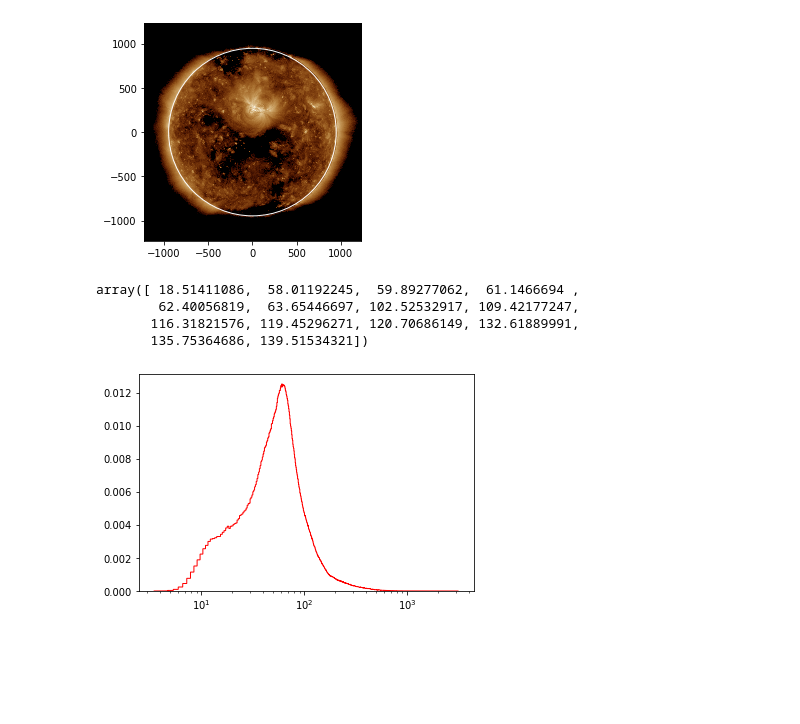
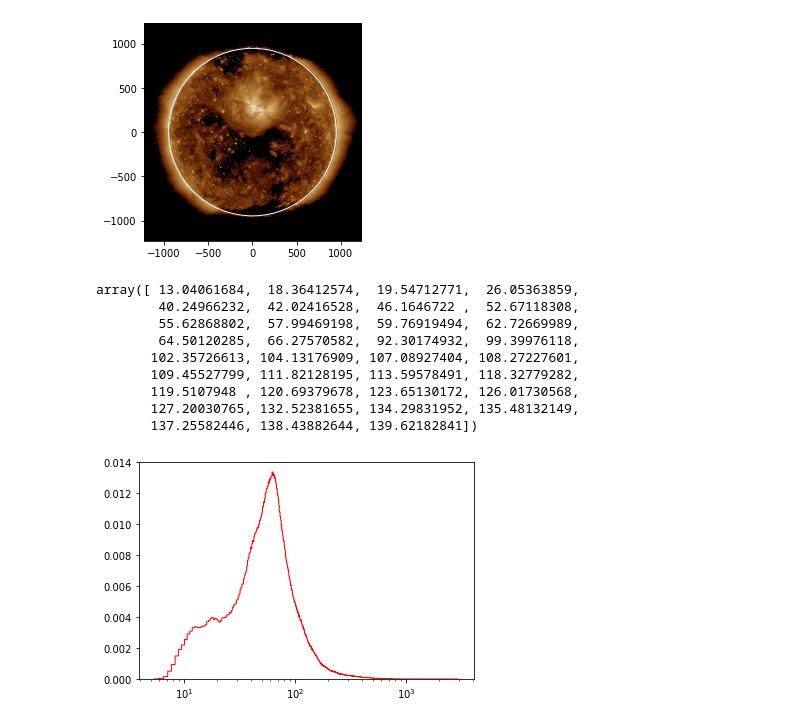
Before and after one commit to shibaji7/pyCHIPS, a Jupyter notebook: data_analysis.ipynb, the cells around one changed output. Saved outputs shown, nothing was run; the diff lists cells and outputs as text; code cells hidden in the pictures; blank space fills up the shorter version.

Commit message:
FITS Level data analysis

```diff
--- a/data_analysis.ipynb
+++ b/data_analysis.ipynb
@@ -33,22 +34,27 @@ WARNING: SunpyUserWarning: WCSAxes not being used as the axes object for this pl
 WARNING: SunpyUserWarning: The axes of this map are not aligned to the pixel grid. Plot axes may be incorrect. [sunpy.map.mapbase]
 [figure]
 # %%
-rsun_obs = 1.74*aia.m_normalized.rsun_obs.value
+rsun_obs = 1.7*aia.m_normalized.rsun_obs.value
 mask = np.zeros_like(aia.m_normalized.data)*np.nan
 cv2.circle(mask, (2048,2048), int(rsun_obs), 255, -1)
 mask[mask==255] = 1
 fig = plt.figure()
 ax = fig.add_subplot(111)
-data = mask * aia.m_normalized.data
+data = mask * signal.medfilt2d(aia.m_normalized.data, 3)
 h, be, _ = ax.hist(data.ravel(), bins=5000, histtype="step", color="r", density=True)
 ax.set_xscale("log")
 bc = be[:-1] + np.diff(be)
 peaks, _ = signal.find_peaks(h, height=.002)
 peak_points = bc[peaks]
 peak_points
 # %% [output]
-array([ 18.51411086,  58.01192245,  59.89277062,  61.1466694 ,
-        62.40056819,  63.65446697, 102.52532917, 109.42177247,
-       116.31821576, 119.45296271, 120.70686149, 132.61889991,
-       135.75364686, 139.51534321])
+array([ 13.04061684,  18.36412574,  19.54712771,  26.05363859,
+        40.24966232,  42.02416528,  46.1646722 ,  52.67118308,
+        55.62868802,  57.99469198,  59.76919494,  62.72669989,
+        64.50120285,  66.27570582,  92.30174932,  99.39976118,
+       102.35726613, 104.13176909, 107.08927404, 108.27227601,
+       109.45527799, 111.82128195, 113.59578491, 118.32779282,
+       119.5107948 , 120.69379678, 123.65130172, 126.01730568,
+       127.20030765, 132.52381655, 134.29831952, 135.48132149,
+       137.25582446, 138.43882644, 139.62182841])
-[figure, old version]
+[figure, new version]
```
Also changed, not shown: parts of 5 cells of this notebook, 1 other file.
